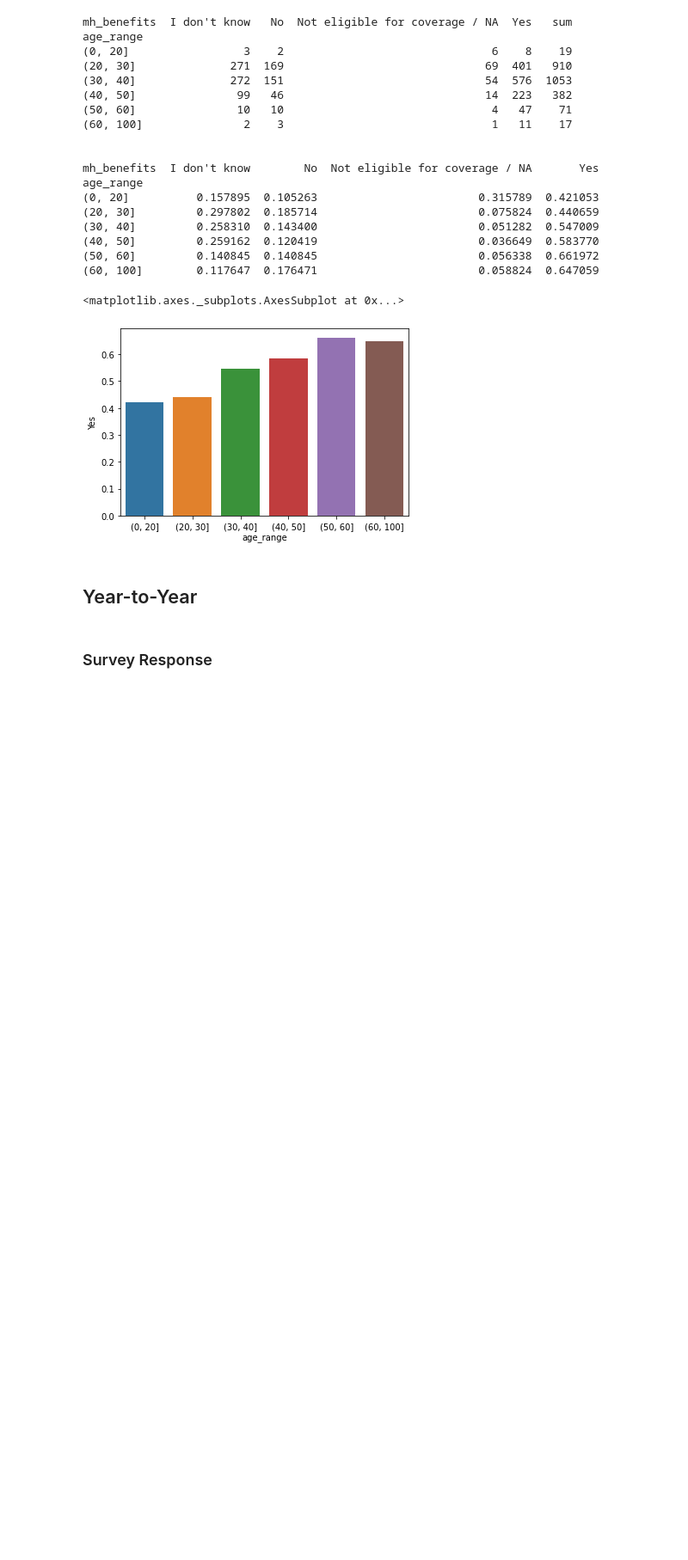
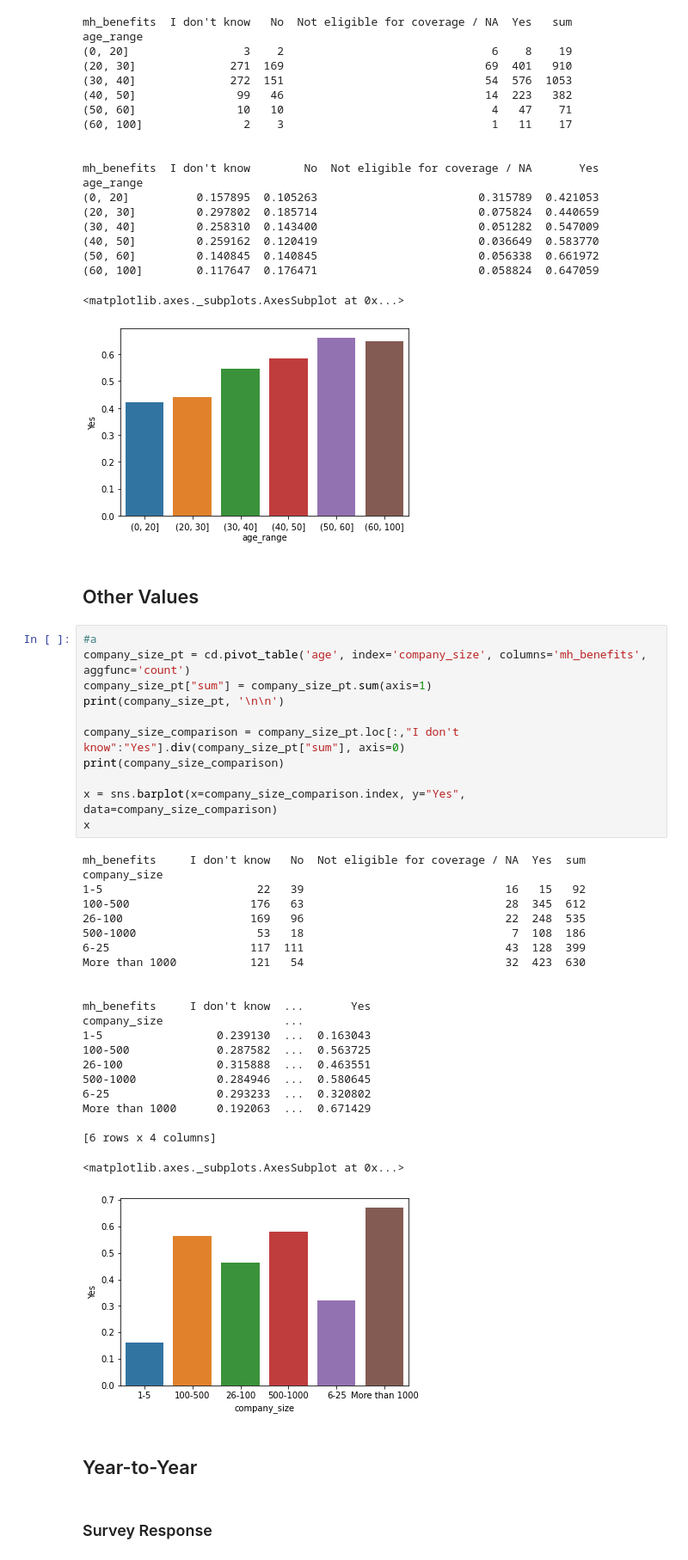
Before and after one commit to alexisbianco0919/compsci216-project, a Jupyter notebook: mh_benefits_analysis.ipynb, the cells around one changed output. Shown at 86% size. Cells and saved outputs as stored; diff of their text form; blank space fills up the shorter version.

Commit message:
added notes & company_size comparison

```diff
--- a/mh_benefits_analysis.ipynb
+++ b/mh_benefits_analysis.ipynb
@@ -135,6 +143,42 @@ age_range
 (60, 100]        0.117647  0.176471                        0.058824  0.647059
 <matplotlib.axes._subplots.AxesSubplot at 0x...>
 [figure]
+# %% [markdown]
+## Other Values
+# %%
+#a
+company_size_pt = cd.pivot_table('age', index='company_size', columns='mh_benefits', aggfunc='count')
+company_size_pt["sum"] = company_size_pt.sum(axis=1)
+print(company_size_pt, '\n\n')
+
+company_size_comparison = company_size_pt.loc[:,"I don't know":"Yes"].div(company_size_pt["sum"], axis=0)
+print(company_size_comparison)
+
+x = sns.barplot(x=company_size_comparison.index, y="Yes", data=company_size_comparison)
+x
+# %% [output]
+mh_benefits     I don't know   No  Not eligible for coverage / NA  Yes  sum
+company_size
+1-5                       22   39                              16   15   92
+100-500                  176   63                              28  345  612
+26-100                   169   96                              22  248  535
+500-1000                  53   18                               7  108  186
+6-25                     117  111                              43  128  399
+More than 1000           121   54                              32  423  630
+
+
+mh_benefits     I don't know  ...       Yes
+company_size                  ...
+1-5                 0.239130  ...  0.163043
+100-500             0.287582  ...  0.563725
+26-100              0.315888  ...  0.463551
+500-1000            0.284946  ...  0.580645
+6-25                0.293233  ...  0.320802
+More than 1000      0.192063  ...  0.671429
+
+[6 rows x 4 columns]
+<matplotlib.axes._subplots.AxesSubplot at 0x...>
+[figure, added]
 # %% [markdown]
 ## Year-to-Year
 # %% [markdown]
```
Also changed, not shown: parts of 2 cells of this notebook.
